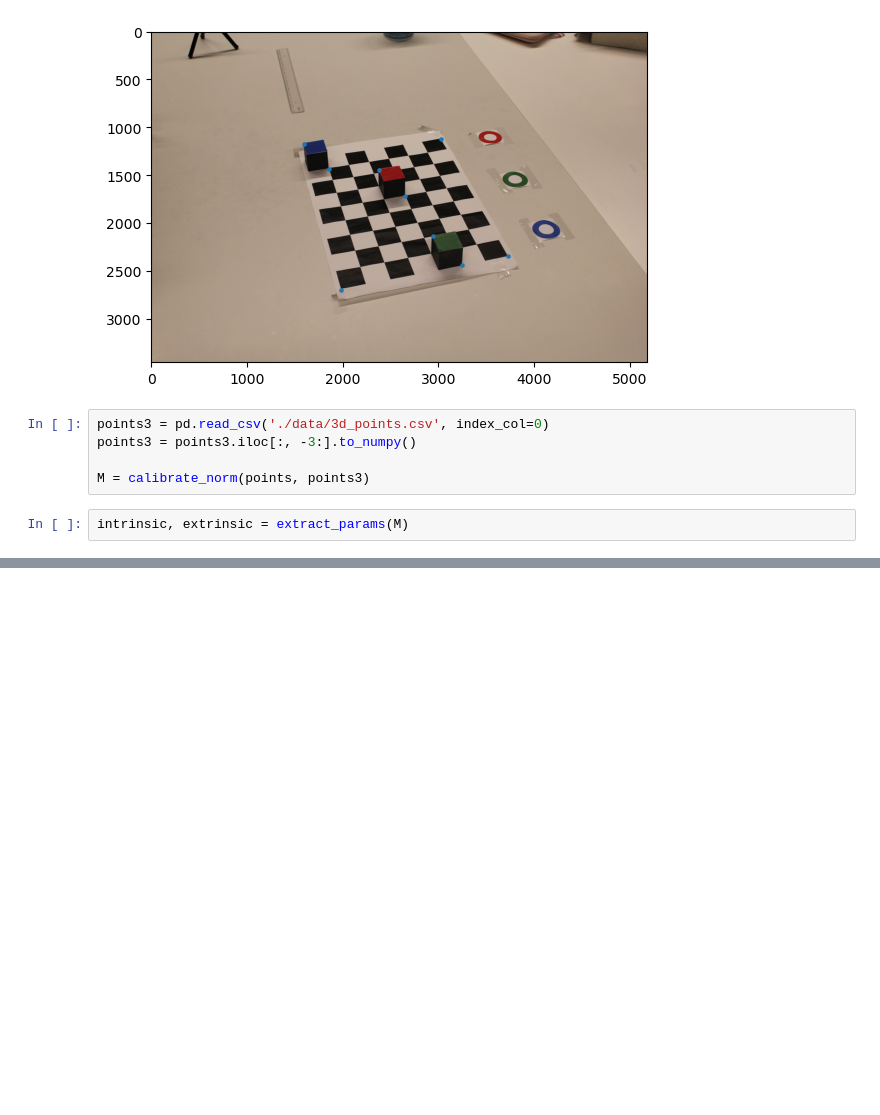
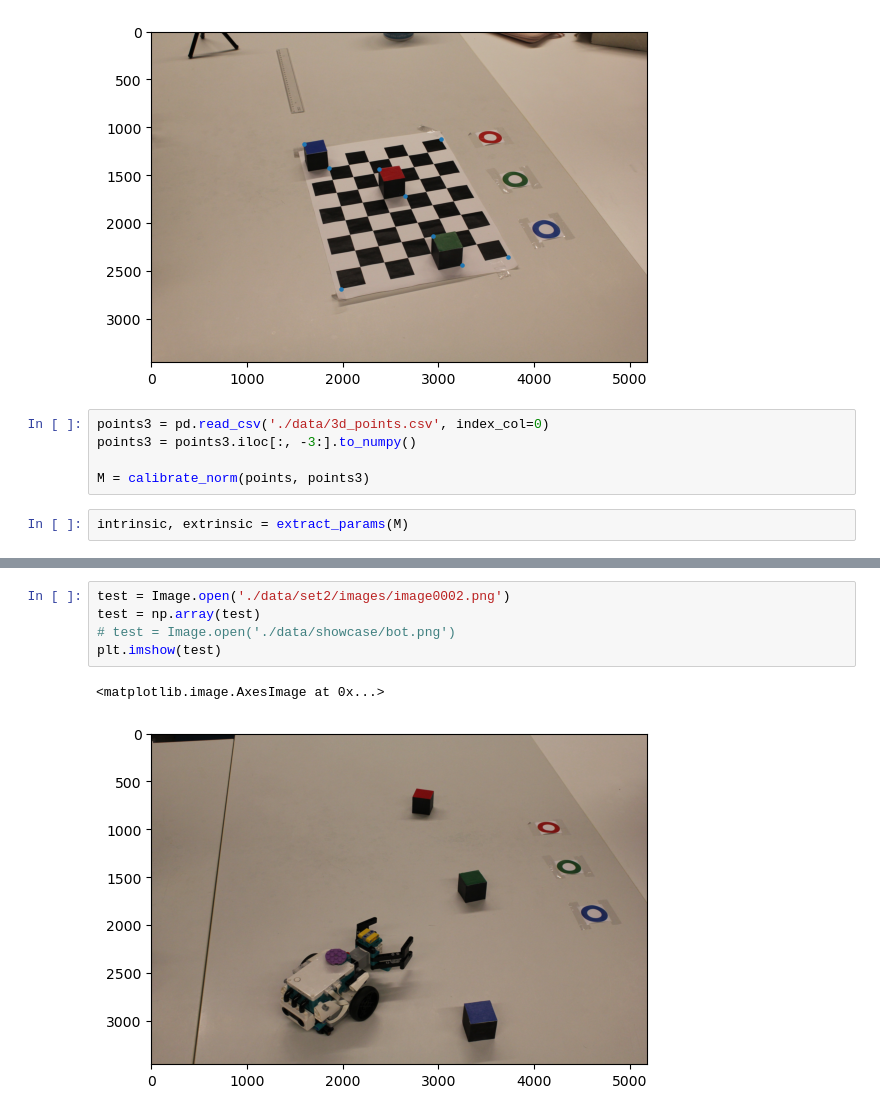
Before and after one commit to imveikka/3DCV_project, a Jupyter notebook: sandbox.ipynb, the cells around one changed output, grey strips where cells are left out. Saved outputs shown, nothing was run; the diff lists cells and outputs as text; blank space fills up the shorter version.

```diff
--- a/sandbox.ipynb
+++ b/sandbox.ipynb
@@ -53 +72,9 @@ plt.show()
+# %%
+test = Image.open('./data/set2/images/image0002.png')
+test = np.array(test)
+# test = Image.open('./data/showcase/bot.png')
+plt.imshow(test)
+# %% [output]
+<matplotlib.image.AxesImage at 0x...>
+[figure, added]
 # %%
```
Also changed, not shown: parts of 9 cells of this notebook, 1 other file.
